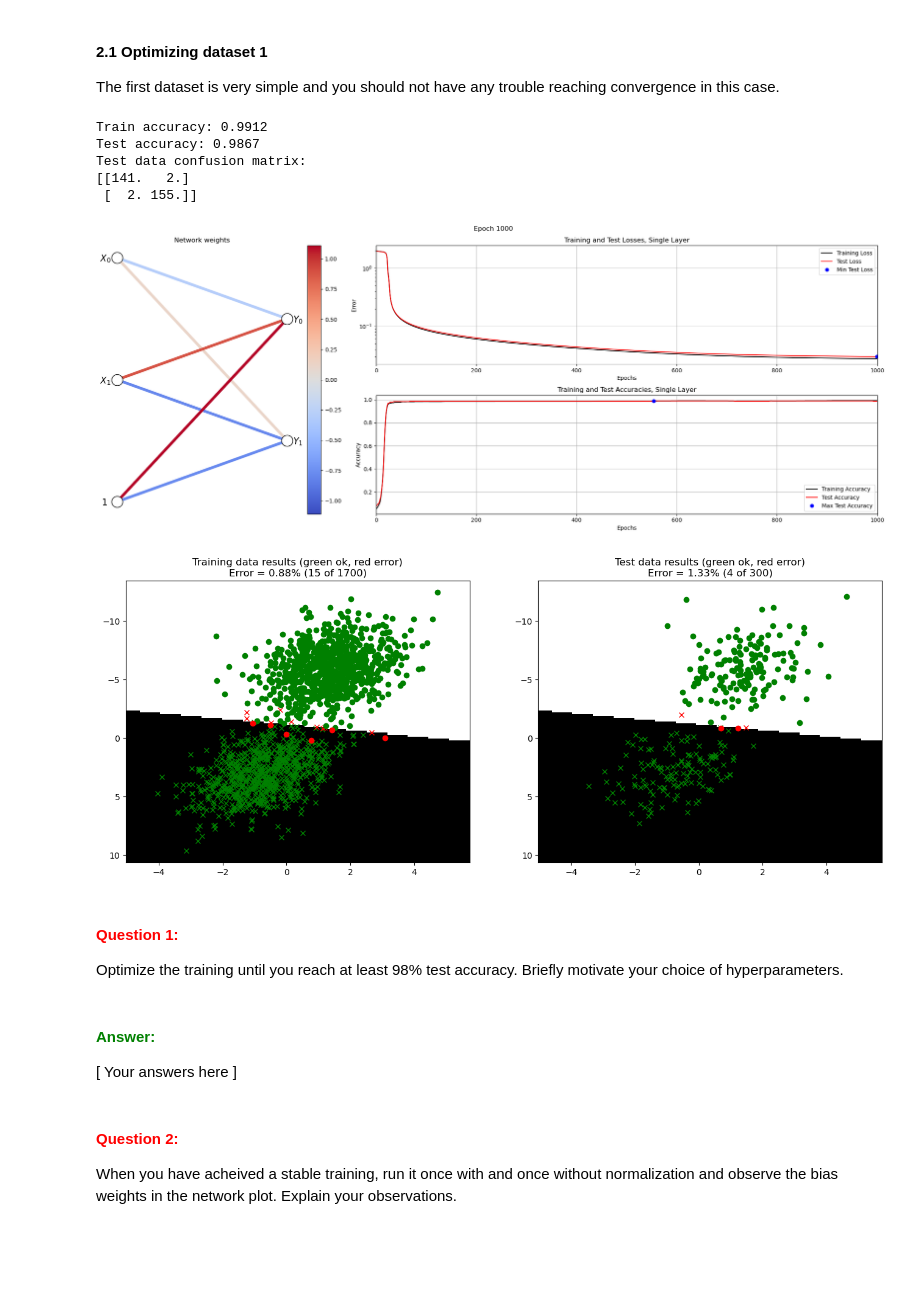
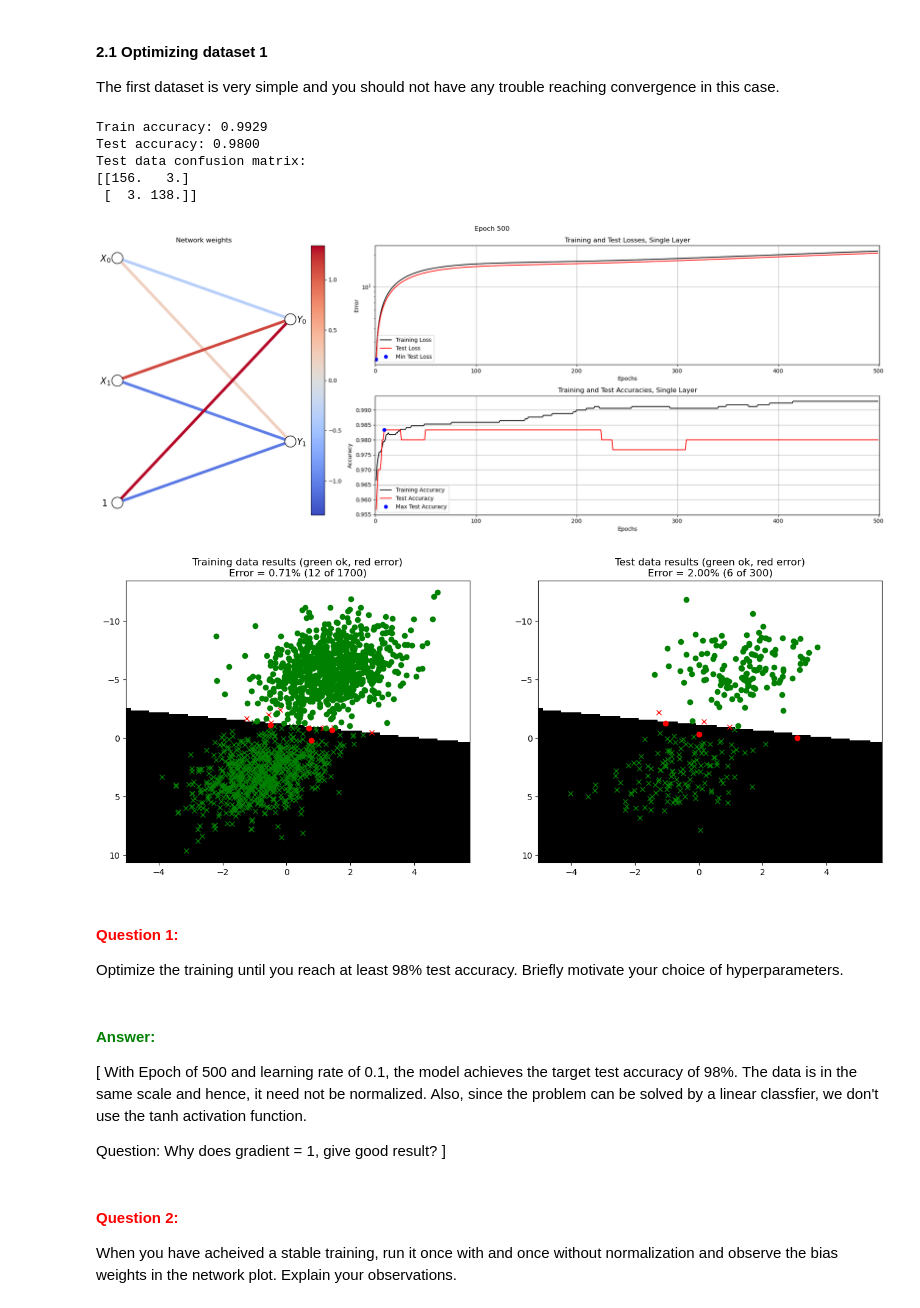
Before and after one commit to ash-rulz/NeuralNet, a Jupyter notebook: A1_Supervised/main2_SingleLayer.ipynb, the cells around one changed output. Drawn from its saved outputs; the diff is of its cells as text; code cells hidden in the pictures; blank space fills up the shorter version.

Commit message:
Single layer questions answered

```diff
--- a/A1_Supervised/main2_SingleLayer.ipynb
+++ b/A1_Supervised/main2_SingleLayer.ipynb
@@ -449,38 +449,41 @@ The first dataset is very simple and you should not have any trouble reaching co
 # %%
 # --------------------------------------------
 # === Your code here =========================
 # --------------------------------------------
 nInputs  = 2
 nClasses = 2
 
 #Xavier initialization
 lower = -(1.0 / np.sqrt(2))# 2 - number of nodes in the previous layer
 upper = (1.0 / np.sqrt(2))
 W0 = np.linspace(lower, upper , nInputs * nClasses).reshape(nInputs,nClasses)
 
 #W0 = np.ones((2,2))
 B0 = np.array([1,1]).reshape(1,2)
 
-params = {"epochs": 1000, "learningRate": 0.05, "normalize": False, "useTanhOutput": True}
+params = {"epochs": 500, "learningRate": 0.1, "normalize": False, "useTanhOutput": False}
 # ============================================
 
 trainSingleLayerOnDataset(1, 0.15, W0, B0, params)
 # %% [output]
-Train accuracy: 0.9912
-Test accuracy: 0.9867
+Train accuracy: 0.9929
+Test accuracy: 0.9800
 Test data confusion matrix:
-[[141.   2.]
- [  2. 155.]]
+[[156.   3.]
+ [  3. 138.]]
-[figure, old version]
+[figure, new version]
-[figure, old version]
+[figure, new version]
 # %% [markdown]
 #### **<span style="color:red">Question 1:</span>**
 
 Optimize the training until you reach at least 98% test accuracy. Briefly motivate your choice of hyperparameters.
-# %% [markdown]
-#### **<span style="color:green">Answer:</span>**
-
-\[ Your answers here \]
+# %% [markdown]
+#### **<span style="color:green">Answer:</span>**
+
+\[ With Epoch of 500 and learning rate of 0.1, the model achieves the target test accuracy of 98%. The data is in the same scale and hence, it need not be normalized. Also, since the problem can be solved by a linear classfier, we don't use the tanh activation function.
+
+Question: Why does gradient = 1, give good result?
+\]
 # %% [markdown]
 #### **<span style="color:red">Question 2:</span>**
 
```
Also changed, not shown: parts of 12 cells of this notebook.
